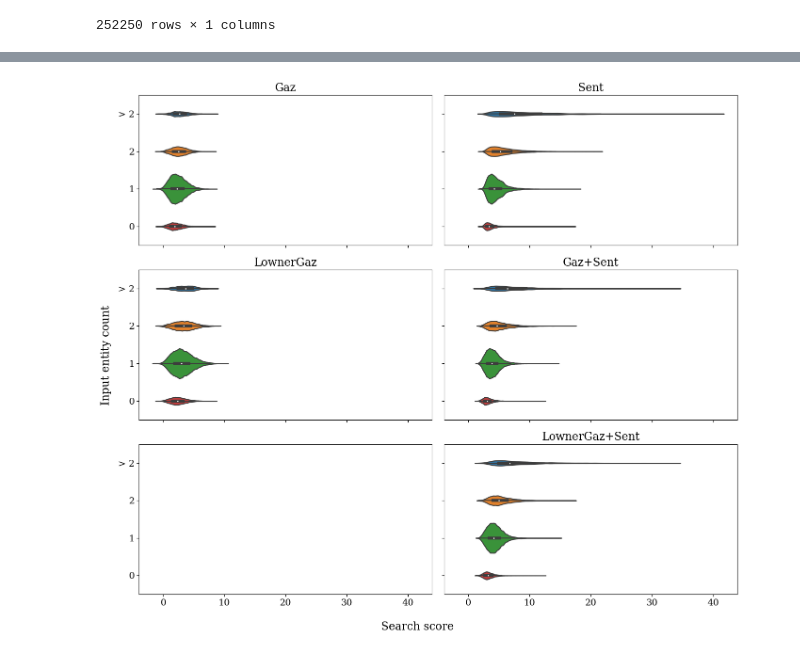
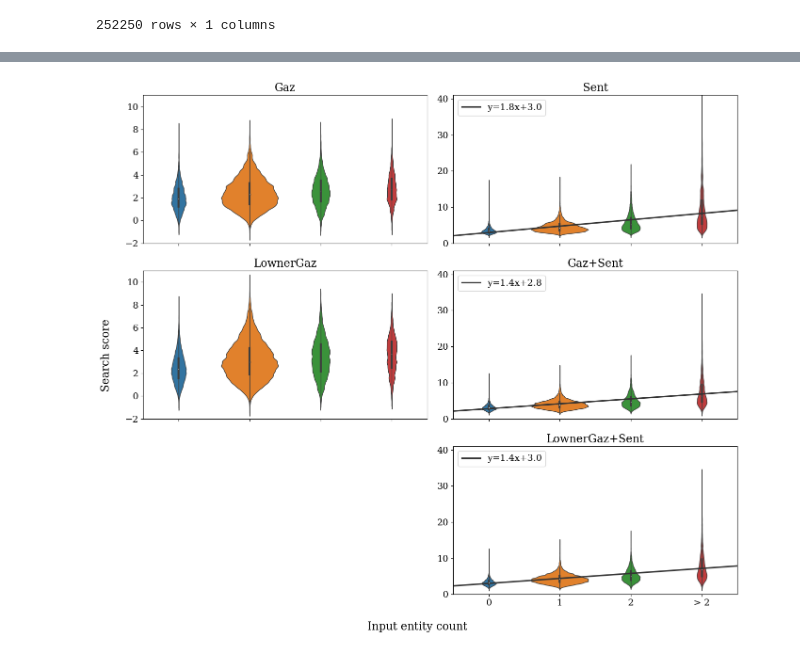
Before and after one commit to roebbert92/thesis, a Jupyter notebook: evaluations/01_performance.ipynb, the cells around one changed output, grey strips where cells are left out. Drawn from its saved outputs; the diff is of its cells as text; code cells hidden in the pictures.

Commit message:
finalized experiment 01 visuals

```diff
--- a/evaluations/01_performance.ipynb
+++ b/evaluations/01_performance.ipynb
@@ -780,6 +762,7 @@ performance_metrics
 | 30875399 | 1 | dict_match_gaz_sent | best | lowner_train | lowner_train_13422 | 0 | product | 0 | 0 | 0 | ... |
 30875400 rows × 15 columns
 # %%
+import pandas as pd
 def get_target_bin(target_count: int):
     if target_count < 3:
         return str(target_count)
@@ -792,7 +775,8 @@ df = performance_metrics.pivot_table(
     aggfunc="mean").reset_index().pivot_table(
         values="targets",
         index=["dataset", "doc_id"],
-        aggfunc="sum").apply(lambda x: x.apply(get_target_bin))
+        aggfunc="sum")
+df["target bin"] = df.apply(lambda x: x.apply(get_target_bin))
 models = pd.DataFrame({
     "model": [
         't5_asp_lownergaz', 't5_asp_gaz', 't5_asp_lownergaz_sent',
@@ -875,0 +842,4 @@ comp_df.loc["t5_asp_lownergaz","lowner_test"]
+# %%
+comp_df = input_entity_count_df.join(search_scores)
+comp_df["target bin idx"] = comp_df["targets"].apply(lambda x: x if x <=2 else 3)
+comp_df.loc["t5_asp_sent","lowner_test"].describe()
@@ -876,50 +856,77 @@ comp_df.loc["t5_asp_lownergaz","lowner_test"]
 # %%
 import seaborn as sns
 from evaluations.utils import MODEL_ORDER
 import matplotlib.pyplot as plt
+from scipy import stats
 
 plot_model_names = {
     "t5_asp_gaz": "Gaz",
     "t5_asp_sent": "Sent",
     "t5_asp_lownergaz": "LownerGaz",
-    "t5_asp_gaz_sent": "Gaz+Sent",
-    "t5_asp_lownergaz_sent": "LownerGaz+Sent"
-}
+    "t5_asp_gaz_sent": "Gaz+Sent",t5_combined_df
+fig, axs = plt.subplots(3, 2, sharex=True, figsize=(14, 12))
 
-fig, axs = plt.subplots(3, 2, sharex=True, sharey=True, figsize=(14, 12))
-
-fig.supylabel("Input entity count")
-fig.supxlabel("Search score")
+fig.supxlabel("Input entity count")
+fig.supylabel("Search score")
 
 positions = [
     (0, 0),
     (0, 1),
     (1, 0),
     (1, 1),
     (2, 1)
 ]
 
+axs[(2, 0)].axis('off')
+
 for idx, model in enumerate(sorted(plot_model_names.keys(), key=lambda x: MODEL_ORDER.get(x, 1000))):
-    plot = sns.violinplot(comp_df.loc[model, "lowner_test"],
-                   x="score",
-                   y="targets",
-                   order=[
-                       "> 2",
-                       "2",
-                       "1",
-                       "0",
-                   ],
+    is_left = positions[idx][1] == 0
+    if is_left:
+        ylimit = (-2, 11)
+    else:
+        ylimit = (0, 41)
+    order = [
+        "0",
+        "1",
+        "2",
+        "> 2",
+    ]
+    sns.violinplot(comp_df.loc[model, "lowner_test"],
+                   y="score",
+                   x="target bin",
+                   order=order,
                    inner="box",
                    scale="count",
                    bw=0.08,
+                   linewidth=1,
+                   gridsize=300,
                    split=True,
-                   ax=axs[positions[idx]])
-    plot.set_xlabel("")
-    plot.set_ylabel("")
-    plot.set_title(plot_model_names[model])
+                   ax=axs[positions[idx]],
+                   zorder=1)
+    slope, intercept, r_value, p_value, std_err = stats.linregress(
+        comp_df.loc[model, "lowner_test"]['target bin idx'],
+        comp_df.loc[model, "lowner_test"]['score'])
+    if r_value >= 0.3 or r_value <= -0.3:
+        sns.regplot(
+            comp_df.loc[model, "lowner_test"],
+            y="score",
+            x="target bin idx",
+            #x_bins="target bin",
+            order=1,
+            scatter=False,
+            truncate=False,
+            color=".2",
+            ax=axs[positions[idx]],
+            label="y={0:.1f}x+{1:.1f}".format(slope, intercept))
+        axs[positions[idx]].legend(loc=2)
+    axs[positions[idx]].set_ylim(ylimit)
+    axs[positions[idx]].set_xlabel("")
+
+    axs[positions[idx]].set_ylabel("")
+    axs[positions[idx]].set_title(plot_model_names[model])
 
 plt.tight_layout()
 LATEX_THESIS_PATH = "/home/loebbert/OneDrive/Studium/Master/Masterarbeit/Thesis"
 plt.savefig(os.path.join(LATEX_THESIS_PATH, "drawings", "01_performance", "violin_corr_input_entity_search_score.png"), dpi=200)
 # %% [output]
-[figure, old version]
+[figure, new version]
```
Also changed, not shown: parts of 14 cells of this notebook, 1 other file.
